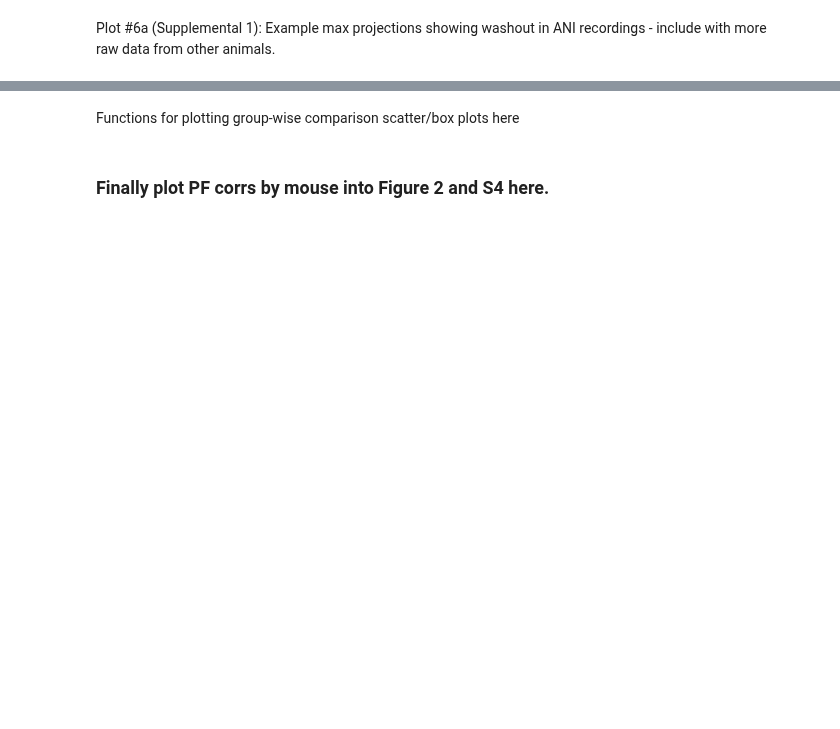
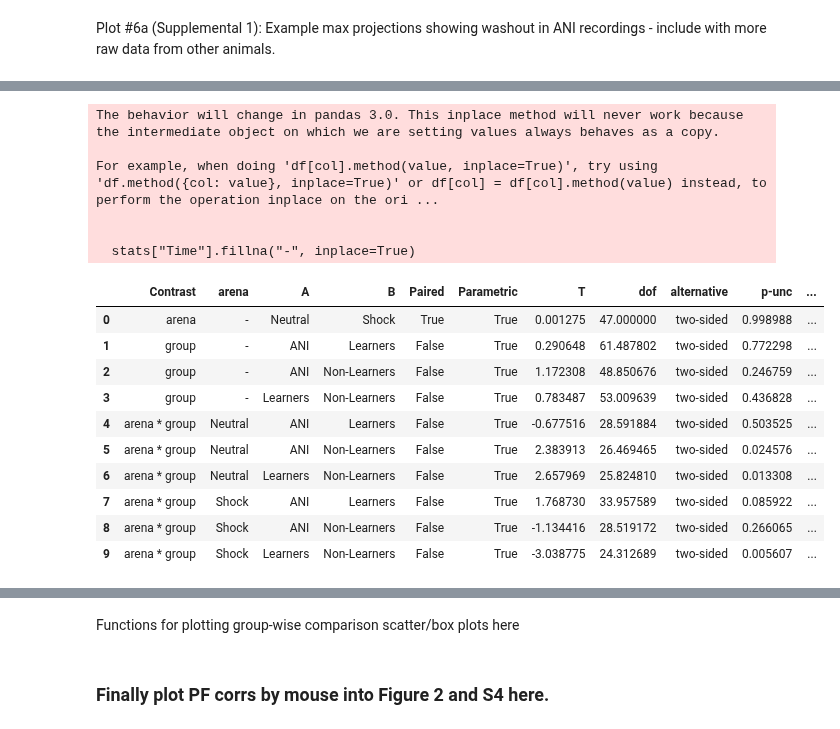
Before and after one commit to nkinsky/Eraser, a Jupyter notebook: Notebooks/Figure2_and_S4-5.ipynb, the cells around one changed output, grey strips where cells are left out. Drawn from its saved outputs; the diff is of its cells as text; code cells hidden in the pictures; blank space fills up the shorter version.

```diff
--- a/Notebooks/Figure2_and_S4-5.ipynb
+++ b/Notebooks/Figure2_and_S4-5.ipynb
@@ -764,0 +735,23 @@ a, b, c, d, e, f = assemble_mean_corrs_all(corr_type='PV1dboth', best_rot=True,
+# %%
+comp_type = 'Before v After(Days1-2)'
+df_use = corr_df[corr_df.comp_type == comp_type]
+subject_key = 'animal'
+pg.pairwise_tests(data=df_use, dv='corr', within_first=True, within='arena', between='group', marginal=False, subject='session_pair', padjust=padjust)
+# %% [output]
+The behavior will change in pandas 3.0. This inplace method will never work because the intermediate object on which we are setting values always behaves as a copy.
+
+For example, when doing 'df[col].method(value, inplace=True)', try using 'df.method({col: value}, inplace=True)' or df[col] = df[col].method(value) instead, to perform the operation inplace on the ori ...
+
+
+  stats["Time"].fillna("-", inplace=True)
+|  | Contrast | arena | A | B | Paired | Parametric | T | dof | alternative | p-unc | ... |
+| 0 | arena | - | Neutral | Shock | True | True | 0.001275 | 47.000000 | two-sided | 0.998988 | ... |
+| 1 | group | - | ANI | Learners | False | True | 0.290648 | 61.487802 | two-sided | 0.772298 | ... |
+| 2 | group | - | ANI | Non-Learners | False | True | 1.172308 | 48.850676 | two-sided | 0.246759 | ... |
+| 3 | group | - | Learners | Non-Learners | False | True | 0.783487 | 53.009639 | two-sided | 0.436828 | ... |
+| 4 | arena * group | Neutral | ANI | Learners | False | True | -0.677516 | 28.591884 | two-sided | 0.503525 | ... |
+| 5 | arena * group | Neutral | ANI | Non-Learners | False | True | 2.383913 | 26.469465 | two-sided | 0.024576 | ... |
+| 6 | arena * group | Neutral | Learners | Non-Learners | False | True | 2.657969 | 25.824810 | two-sided | 0.013308 | ... |
+| 7 | arena * group | Shock | ANI | Learners | False | True | 1.768730 | 33.957589 | two-sided | 0.085922 | ... |
+| 8 | arena * group | Shock | ANI | Non-Learners | False | True | -1.134416 | 28.519172 | two-sided | 0.266065 | ... |
+| 9 | arena * group | Shock | Learners | Non-Learners | False | True | -3.038775 | 24.312689 | two-sided | 0.005607 | ... |
```
Also changed, not shown: parts of 46 cells of this notebook.
